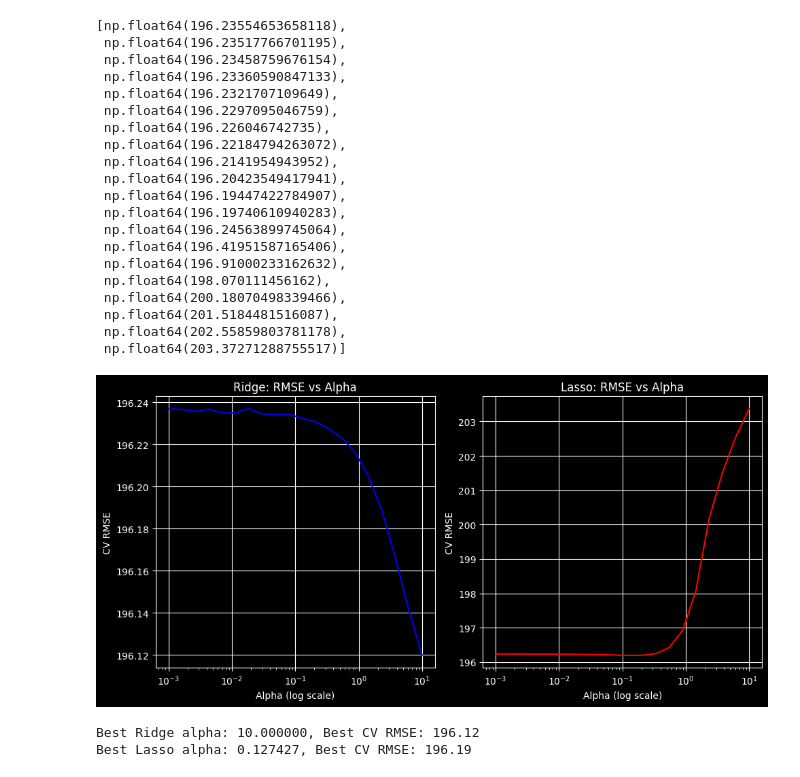
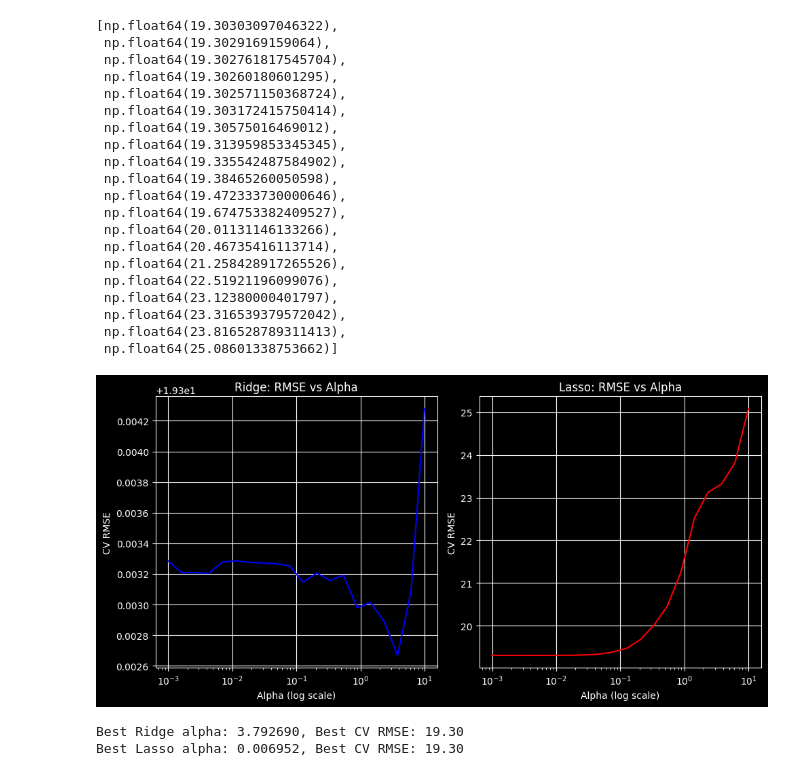
Before and after one commit to qilrkf/DataAnalysisAssignments, a Jupyter notebook: FP-7/machine.ipynb, the cells around one changed output. Saved outputs shown, nothing was run; the diff lists cells and outputs as text; code cells hidden in the pictures.

```diff
--- a/FP-7/machine.ipynb
+++ b/FP-7/machine.ipynb
@@ -63,10 +219,3 @@ categorical_features = [
-# %%
-target = "Profit"
-
-FEATURES = numeric_features + categorical_features
-
-X = df[FEATURES].copy()
-y = df[target]
 # %%
 numeric_transformer = Pipeline([
     ("imputer", SimpleImputer(strategy="median")),
@@ -151,10 +291,4 @@ results_df
 # %%
-cv = KFold(
-    n_splits=5,
-    shuffle=True,
-    random_state=RANDOM_STATE
-)
-
 alphas = np.logspace(-3, 1, 20)
 
 lasso_scores = []
@@ -167,8 +301,8 @@ for alpha in alphas:
 
     scores = cross_val_score(
         pipe_lasso,
-        X,
-        y,
+        X_train,
+        y_train,
         cv=cv,
         scoring="neg_root_mean_squared_error"
     )
@@ -176,28 +310,27 @@ for alpha in alphas:
 
 lasso_scores
 # %% [output]
-[np.float64(196.23554653658118),
- np.float64(196.23517766701195),
- np.float64(196.23458759676154),
- np.float64(196.23360590847133),
- np.float64(196.2321707109649),
- np.float64(196.2297095046759),
- np.float64(196.226046742735),
- np.float64(196.22184794263072),
- np.float64(196.2141954943952),
- np.float64(196.20423549417941),
- np.float64(196.19447422784907),
- np.float64(196.19740610940283),
- np.float64(196.24563899745064),
- np.float64(196.41951587165406),
- np.float64(196.91000233162632),
- np.float64(198.070111456162),
- np.float64(200.18070498339466),
- np.float64(201.5184481516087),
- np.float64(202.55859803781178),
- np.float64(203.37271288755517)]
+[np.float64(19.30303097046322),
+ np.float64(19.3029169159064),
+ np.float64(19.302761817545704),
+ np.float64(19.30260180601295),
+ np.float64(19.302571150368724),
+ np.float64(19.303172415750414),
+ np.float64(19.30575016469012),
+ np.float64(19.313959853345345),
+ np.float64(19.335542487584902),
+ np.float64(19.38465260050598),
+ np.float64(19.472333730000646),
+ np.float64(19.674753382409527),
+ np.float64(20.01131146133266),
+ np.float64(20.46735416113714),
+ np.float64(21.258428917265526),
+ np.float64(22.51921196099076),
+ np.float64(23.12380000401797),
+ np.float64(23.316539379572042),
+ np.float64(23.816528789311413),
+ np.float64(25.08601338753662)]
 # %%
-# Ridge hyperparameter tuning
 ridge_scores = []
 
 for alpha in alphas:
@@ -208,42 +341,40 @@ for alpha in alphas:
 
     scores = cross_val_score(
         pipe_ridge,
-        X,
-        y,
+        X_train,
+        y_train,
         cv=cv,
         scoring="neg_root_mean_squared_error"
     )
     ridge_scores.append(-scores.mean())
 
-# Plot Ridge vs Lasso tuning
 plt.figure(figsize=(10, 5))
 
 plt.subplot(1, 2, 1)
 plt.plot(alphas, ridge_scores, 'b-', label='Ridge')
 plt.xscale('log')
 plt.xlabel('Alpha (log scale)')
 plt.ylabel('CV RMSE')
 plt.title('Ridge: RMSE vs Alpha')
 plt.grid(True)
 
 plt.subplot(1, 2, 2)
 plt.plot(alphas, lasso_scores, 'r-', label='Lasso')
 plt.xscale('log')
 plt.xlabel('Alpha (log scale)')
 plt.ylabel('CV RMSE')
 plt.title('Lasso: RMSE vs Alpha')
 plt.grid(True)
 
 plt.tight_layout()
 plt.show()
 
-# Find best alphas
 best_ridge_alpha = alphas[np.argmin(ridge_scores)]
 best_lasso_alpha = alphas[np.argmin(lasso_scores)]
 
 print(f"Best Ridge alpha: {best_ridge_alpha:.6f}, Best CV RMSE: {min(ridge_scores):.2f}")
 print(f"Best Lasso alpha: {best_lasso_alpha:.6f}, Best CV RMSE: {min(lasso_scores):.2f}")
 # %% [output]
-[figure, old version]
+[figure, new version]
-Best Ridge alpha: 10.000000, Best CV RMSE: 196.12
-Best Lasso alpha: 0.127427, Best CV RMSE: 196.19
+Best Ridge alpha: 3.792690, Best CV RMSE: 19.30
+Best Lasso alpha: 0.006952, Best CV RMSE: 19.30
```
Also changed, not shown: parts of 27 cells of this notebook.
